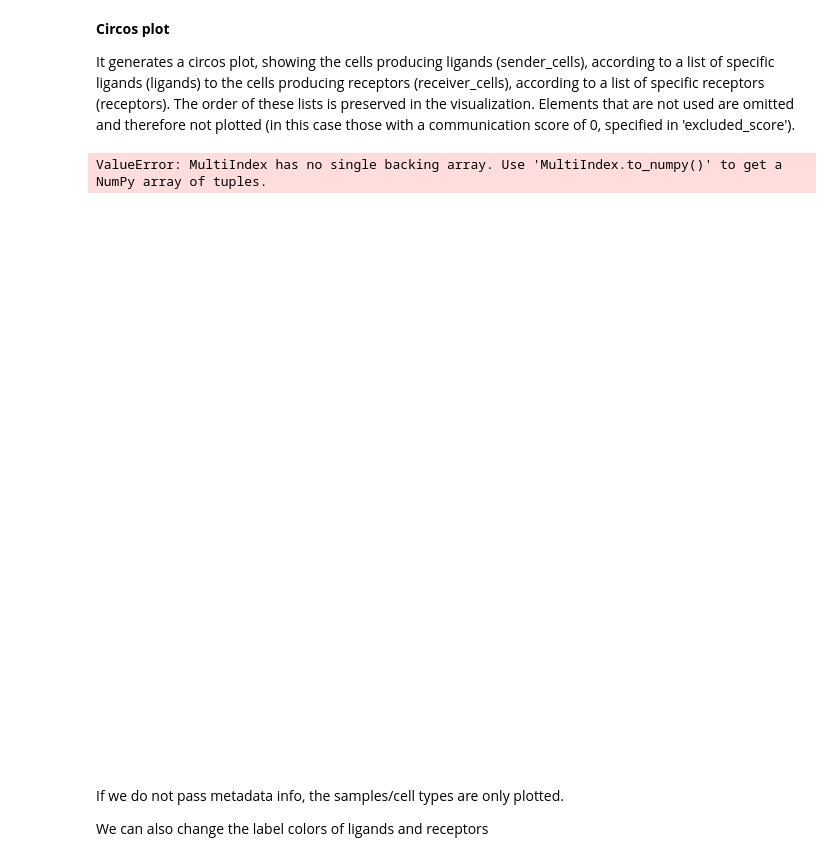
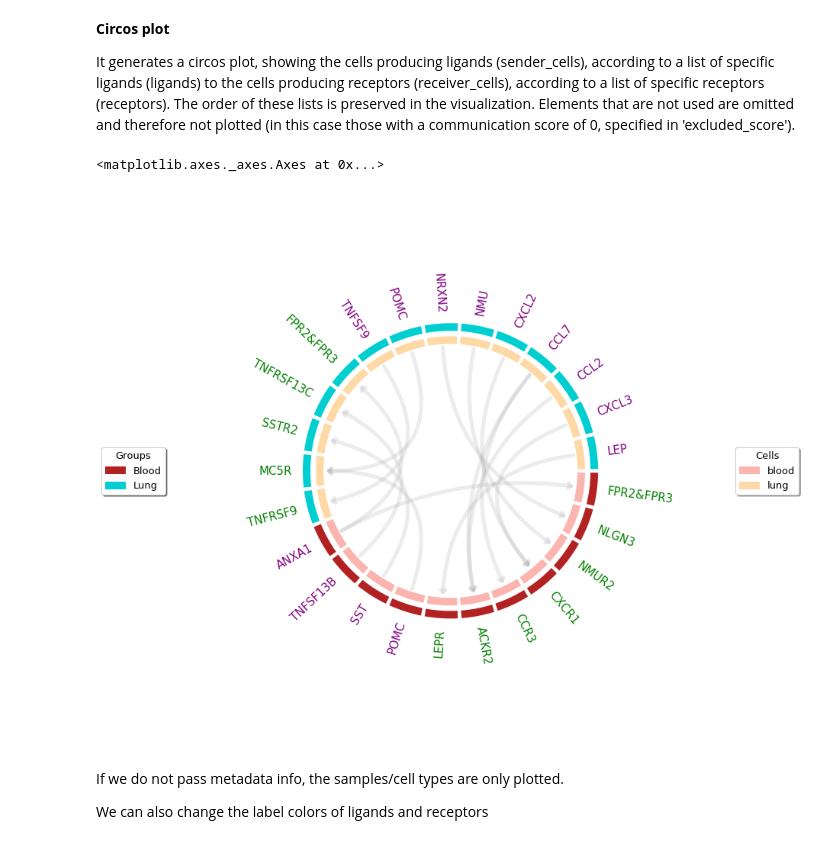
Before and after one commit to AnaBVA/Meta-analysis_COPD, a Jupyter notebook: Lung-Blood/scripts/cell2cell.ipynb, the cells around one changed output. Drawn from its saved outputs; the diff is of its cells as text; code cells hidden in the pictures.

Commit message:
cell2cell and GO

```diff
--- a/Lung-Blood/scripts/cell2cell.ipynb
+++ b/Lung-Blood/scripts/cell2cell.ipynb
@@ -13,7 +13,7 @@ In this case is a 6x5 matrix (6 genes/proteins and 5 samples/cell types). The va
 blood = pd.read_csv('../../Blood/output_data/Blood_2021-03-01_Step6_meta-analysis.csv', index_col=0,)
 #blood = blood.drop(blood.columns[0], axis=1)
 #blood =  blood[(blood["qval.random"] < 0.05 ) & (blood["num_exp"] >= 4 ) & (blood["I2"] < .4 )] # DE tresholds
-blood =  blood[(blood["qval.random"] < 0.1 ) & (blood["num_exp"] >= 2 ) & (blood["I2"] < .6 )]
+blood =  blood[(blood["qval.random"] < 0.5 ) & (blood["num_exp"] >= 2 ) & (blood["I2"] < .6 )]
 blood['blood'] = blood['TE.random']>0
 blood['blood'] = blood['blood'].astype(int)
 blood
@@ -35,7 +35,7 @@ blood
 # %%
 lung = pd.read_csv('../../Tissue/output_data/2021-03-01_Step6_meta-analysis.csv', index_col=0)
 #lung =  lung[(lung["qval.random"] < 0.05 ) & (lung["num_exp"] >= 9 ) & (lung["I2"] < .4 )] # DE tresholds
-lung =  lung[(lung["qval.random"] < 0.1 ) & (lung["num_exp"] >= 5 ) & (lung["I2"] < .6 )]
+lung =  lung[(lung["qval.random"] < 0.5 ) & (lung["num_exp"] >= 5 ) & (lung["I2"] < .6 )]
 lung['lung'] = lung['TE.random']>0
 lung['lung'] = lung['lung'].astype(int)
 lung
@@ -177,0 +173,3 @@ colors
+# %%
+colors = {'Lung': 'darkturquoise', 'Blood': 'firebrick'}
+colors
@@ -227,19 +211,30 @@ receptors = ['ADORA2B',
+# %%
+sender_cells = ['lung', 'blood']
+receiver_cells = ['lung', 'blood']
+ligands = ['LEP', 'CXCL3','CCL2','CCL7','CXCL2','NMU','NRXN2',
+           'ENTPD1', 'ANXA1', 'TNFSF13B', 'SST', 'POMC', 'TNFSF9',
+          ]
+receptors = ['LEPR', 'CXCR1', 'ACKR2', 'CCR3', 'CXCR1','NMUR2','NLGN3',
+             'FPR2&FPR3', 'TNFRSF13C', 'SSTR2', 'MC5R', 'TNFRSF9',
+            ]
 # %%
 c2c.plotting.circos_plot(interaction_space=interactions,
                          sender_cells=sender_cells,
                          receiver_cells=receiver_cells,
                          ligands=ligands,
                          receptors=receptors,
                          excluded_score=0,
                          metadata=meta,
                          sample_col='#SampleID',
                          group_col='Groups',
                          colors=colors,
+                         ligand_label_color='purple',
+                         receptor_label_color='green',
                          fontsize=15,
                         )
 # %% [output]
-ValueError: MultiIndex has no single backing array. Use 'MultiIndex.to_numpy()' to get a NumPy array of tuples.
+<matplotlib.axes._axes.Axes at 0x...>
-[figure, old version]
+[figure, new version]
 # %% [markdown]
 If we do not pass metadata info, the samples/cell types are only plotted.
 
```
Also changed, not shown: parts of 12 cells of this notebook, 5 other files.
